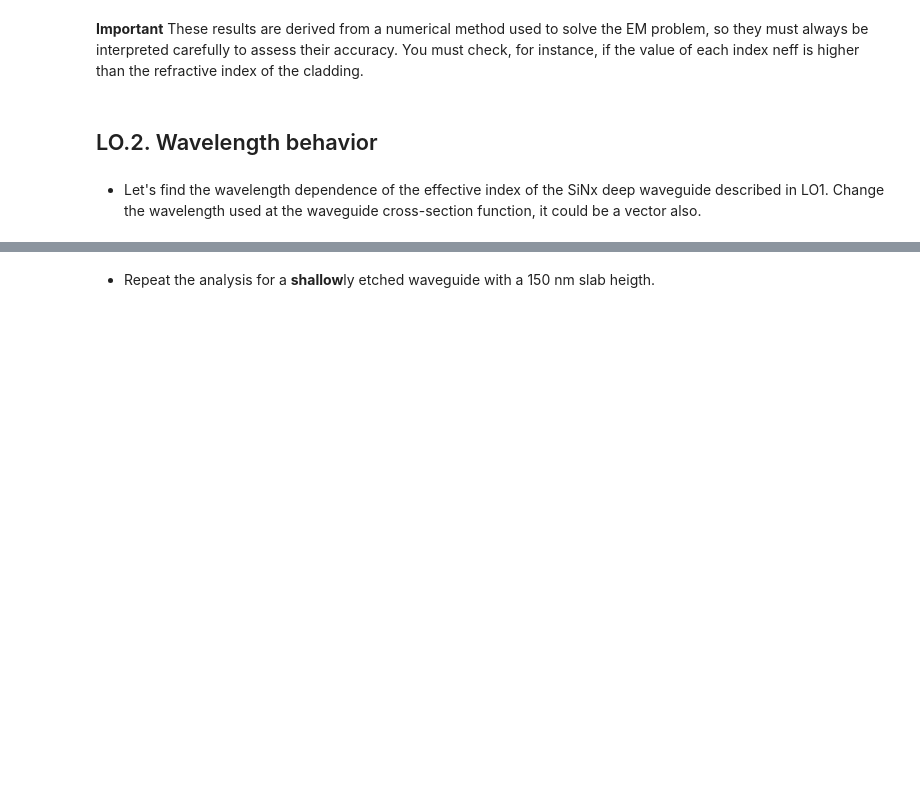
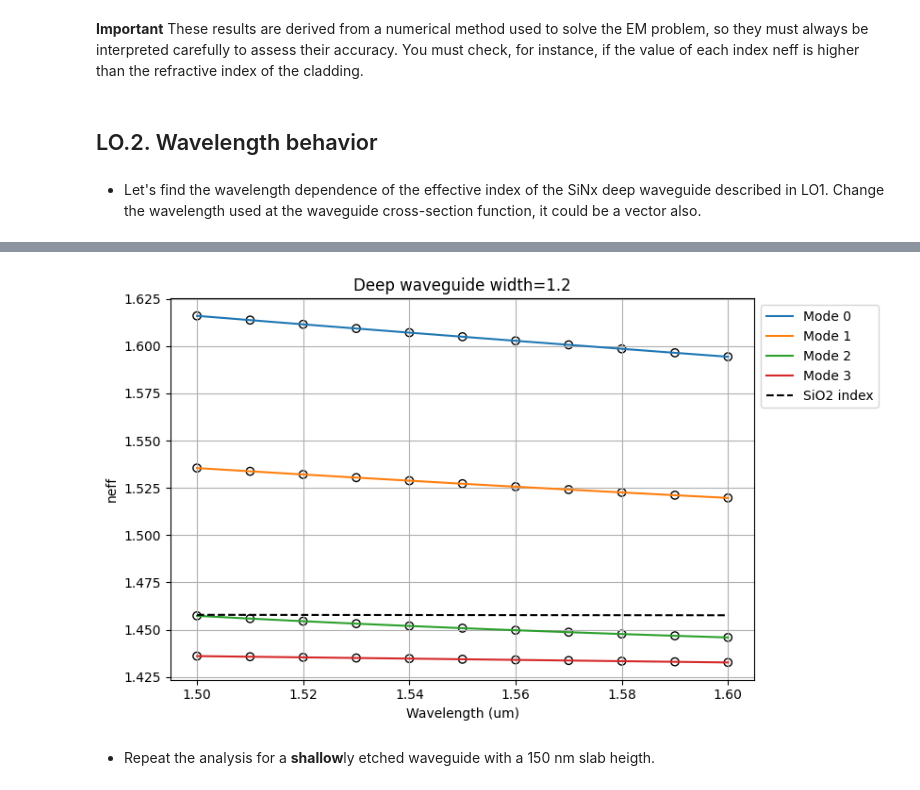
Before and after one commit to jfgimloz/cifoin-lab1, a Jupyter notebook: WAVEGUIDES_Student.ipynb, the cells around one changed output, grey strips where cells are left out. Cells and saved outputs as stored; diff of their text form; code cells hidden in the pictures; blank space fills up the shorter version.

```diff
--- a/WAVEGUIDES_Student.ipynb
+++ b/WAVEGUIDES_Student.ipynb
@@ -153,7 +189,7 @@ These results are derived from a numerical method used to solve the EM problem,
 - Let's find the wavelength dependence of the effective index of the SiNx deep waveguide described in LO1. Change the wavelength used at the waveguide cross-section function, it could be a vector also.
 # %%
 # The wavelength could be a vector also
-wavelength = ... # Student code here. Tip np.linspace()
+wavelength = np.linspace(1500, 1600,11) * nm # Student code here. Tip np.linspace()
 
 deep_waveguide = gt.modes.Waveguide(
     wavelength=wavelength,
@@ -176,7 +212,7 @@ res_tm =deep_waveguide.fraction_tm # Wavelength-dependent vector
 plt.figure(figsize=(10, 5))
 for k in range(res_neff.shape[1]):
     # It's necessary to 'access' each element on the array
-    plt.scatter(wavelength, res_neff[:,k].real,edgecolors='k',facecolors='none',label = '__nolegend__')
+    plt.scatter(wavelength, res_neff[:,k].real,edgecolors='k',facecolors='none',label = '_nolegend_')
     plt.plot(wavelength, res_neff[:,k].real,label=f'Mode {k}')
 plt.title(f"Deep waveguide width={1.2}")
 plt.xlabel("Wavelength (um)")
@@ -187,3 +223,4 @@ plt.grid()
 plt.plot(wavelength, box_index,'k--', label='SiO2 index')
 plt.legend(loc='upper left', bbox_to_anchor=(1, 1))
 plt.tight_layout(rect=[0, 0, 0.85, 1])
+# %% [output]
@@ -190,2 +228,3 @@ plt.tight_layout(rect=[0, 0, 0.85, 1])
+[figure, added]
 # %% [markdown]
 - Repeat the analysis for a **shallow**ly etched waveguide with a 150 nm slab heigth.
```
Also changed, not shown: parts of 18 cells of this notebook, 2 other files.
